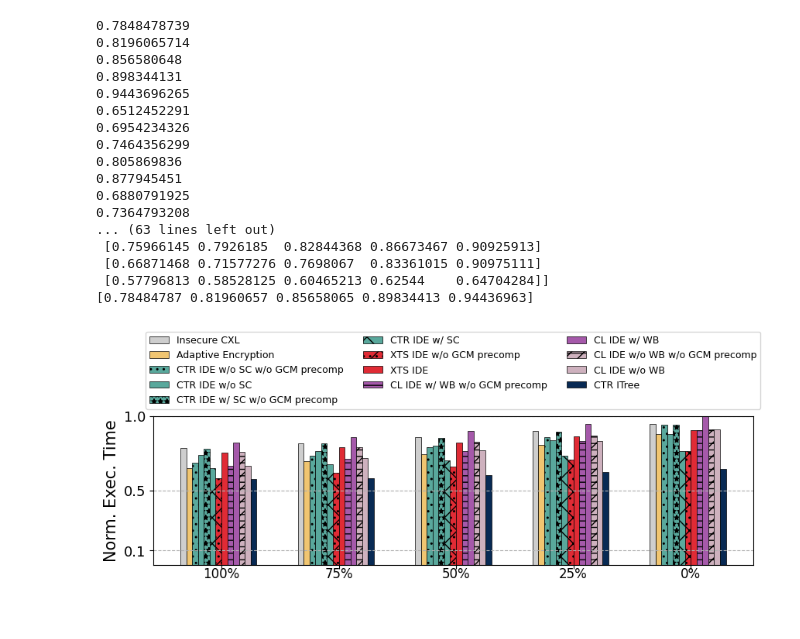
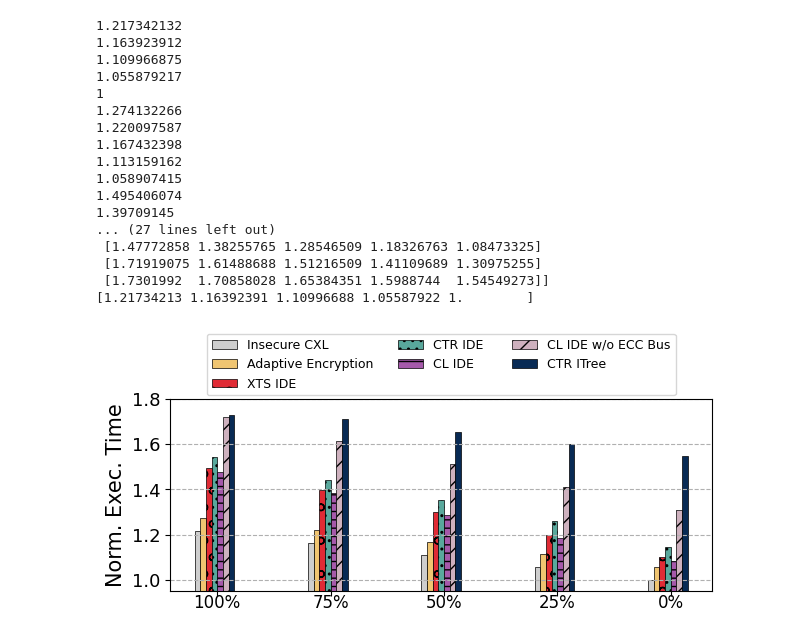
Before and after one commit to LichK9/fig_script, a Jupyter notebook: ratio/ratio.ipynb, the cells around one changed output. Saved outputs shown, nothing was run; the diff lists cells and outputs as text; code cells hidden in the pictures.

```diff
--- a/ratio/ratio.ipynb
+++ b/ratio/ratio.ipynb
@@ -23,11 +23,11 @@ for col in ws.iter_cols(min_row=2,min_col=2,values_only=True):
         # 获取单元格数据
         b1=np.append(b1,value)
         print(value)
-b1=b1.reshape(13, 5)
+b1=b1.reshape(7, 5)
 print(b1)
 
 
-allfigsize=(10,2.5)
+allfigsize=(7,2.5)
 width=0.05
 plt.figure(figsize=allfigsize)
 
@@ -35,70 +35,56 @@ i = (lambda c: lambda: next(c))(itertools.count(0))
 j = (lambda c: lambda: next(c))((itertools.count(0)))
 
 print(b1[0])
 # plt.bar(x - width*1, b1[0], width, label='w Pre. GCM & Adapt. Encryption', color='#f0c571',hatch="//", edgecolor='black', linewidth=0.5)
 # plt.bar(x , b1[1], width, label='w/o Pre. GCM', color='#a559aa', hatch="x", edgecolor='black', linewidth=0.5)
 # plt.bar(x + width*1, b1[2], width, label='w/o Adapt. Encryption',color='#59a89c', hatch="." , edgecolor='black', linewidth=0.5)
-off = 13.0 / 2
+off = 7.0 / 2
 plt.bar(x + width*(j() - off), b1[i()], width, label='Insecure CXL',color='#cecece', edgecolor='black', linewidth=0.5, align='center')
 plt.bar(x + width*(j() - off), b1[i()], width, label='Adaptive Encryption',color='#f0c571', edgecolor='black', linewidth=0.5, align='center')
-
-plt.bar(x + width*(j() - off), b1[i()], width, label='CTR IDE w/o SC w/o GCM precomp', color='#59a89c',  hatch="..", edgecolor='black', linewidth=0.5, align='center')
-plt.bar(x + width*(j() - off), b1[i()], width, label='CTR IDE w/o SC', color='#59a89c' , edgecolor='black', linewidth=0.5, align='center')
-
-plt.bar(x + width*(j() - off), b1[i()], width, label='CTR IDE w/ SC w/o GCM precomp', color='#59a89c', hatch="**", edgecolor='black', linewidth=0.5, align='center')
-plt.bar(x + width*(j() - off), b1[i()], width, label='CTR IDE w/ SC', color='#59a89c' , hatch="x", edgecolor='black', linewidth=0.5, align='center')
-
-plt.bar(x + width*(j() - off), b1[i()], width, label='XTS IDE w/o GCM precomp', color='#e02b35', hatch="x..",edgecolor='black', linewidth=0.5, align='center')
-plt.bar(x + width*(j() - off), b1[i()], width, label='XTS IDE', color='#e02b35', hatch="",edgecolor='black', linewidth=0.5, align='center')
-
-plt.bar(x + width*(j() - off), b1[i()], width, label='CL IDE w/ WB w/o GCM precomp',  color='#a559aa', hatch="--", edgecolor='black', linewidth=0.5, align='center' )
-plt.bar(x + width*(j() - off), b1[i()], width, label='CL IDE w/ WB',  color='#a559aa', edgecolor='black', linewidth=0.5, align='center' )
-
-plt.bar(x + width*(j() - off), b1[i()], width, label='CL IDE w/o WB w/o GCM precomp', color='#CEB1BE', hatch="//--",edgecolor='black', linewidth=0.5, align='center')
-plt.bar(x + width*(j() - off), b1[i()], width, label='CL IDE w/o WB', color='#CEB1BE', edgecolor='black', linewidth=0.5, align='center')
-
+plt.bar(x + width*(j() - off), b1[i()], width, label='XTS IDE', color='#e02b35', hatch="o",edgecolor='black', linewidth=0.5, align='center')
+plt.bar(x + width*(j() - off), b1[i()], width, label='CTR IDE ', color='#59a89c',  hatch="..", edgecolor='black', linewidth=0.5, align='center')
+plt.bar(x + width*(j() - off), b1[i()], width, label='CL IDE',  color='#a559aa', hatch="--", edgecolor='black', linewidth=0.5, align='center' )
+plt.bar(x + width*(j() - off), b1[i()], width, label='CL IDE w/o ECC Bus', color='#CEB1BE', hatch="//",edgecolor='black', linewidth=0.5, align='center')
 plt.bar(x + width*(j() - off), b1[i()], width, label='CTR ITree', color='#082a54', edgecolor='black', linewidth=0.5, align='center')
-
-
 
 ########################################################
 
 ########################################################
 
 # plt.bar(x + width*(j() - off), b1[i()], width, label='Insecure CXL ', color='#cecece',edgecolor='black', linewidth=0.5, align='center')
 # plt.bar(x + width*(j() - off), b1[i()], width, label='Integrity Tree ', color='#082a54', edgecolor='black', linewidth=0.5, align='center')
 
 
 
 
 
 plt.grid(axis='y',linestyle='--')
 plt.xticks(x,xclicks, fontsize=12, va='center_baseline')
 #plt.ylim(0,180000)
-plt.ylim(0, 1)
-plt.yticks([0.1, 0.5 ,1.0],fontsize=13)
+plt.ylim(0.95, 1.8)
+plt.yticks([1.0,1.2,1.4,1.6,1.8],fontsize=13)
 # plt.xlabel(xlabels,fontsize=10)
 plt.ylabel(ylabels,fontsize=15)
 
-plt.legend(loc='upper center', ncol=3, bbox_to_anchor=(0.50, 1.60), fontsize=9)
+plt.legend(loc='upper center', ncol=3, bbox_to_anchor=(0.50, 1.37), fontsize=9)
 plt.savefig('ratio.pdf',bbox_inches = 'tight')
 plt.show()
 # %% [output]
-0.7848478739
-0.8196065714
-0.856580648
-0.898344131
-0.9443696265
-0.6512452291
-0.6954234326
-0.7464356299
-0.805869836
-0.877945451
-0.6880791925
-0.7364793208
-... (63 lines left out)
- [0.75966145 0.7926185  0.82844368 0.86673467 0.90925913]
- [0.66871468 0.71577276 0.7698067  0.83361015 0.90975111]
- [0.57796813 0.58528125 0.60465213 0.62544    0.64704284]]
-[0.78484787 0.81960657 0.85658065 0.89834413 0.94436963]
+1.217342132
+1.163923912
+1.109966875
+1.055879217
+1
+1.274132266
+1.220097587
+1.167432398
+1.113159162
+1.058907415
+1.495406074
+1.39709145
+... (27 lines left out)
+ [1.47772858 1.38255765 1.28546509 1.18326763 1.08473325]
+ [1.71919075 1.61488688 1.51216509 1.41109689 1.30975255]
+ [1.7301992  1.70858028 1.65384351 1.5988744  1.54549273]]
+[1.21734213 1.16392391 1.10996688 1.05587922 1.        ]
-[figure, old version]
+[figure, new version]
```
Also changed, not shown: 16 other files.
